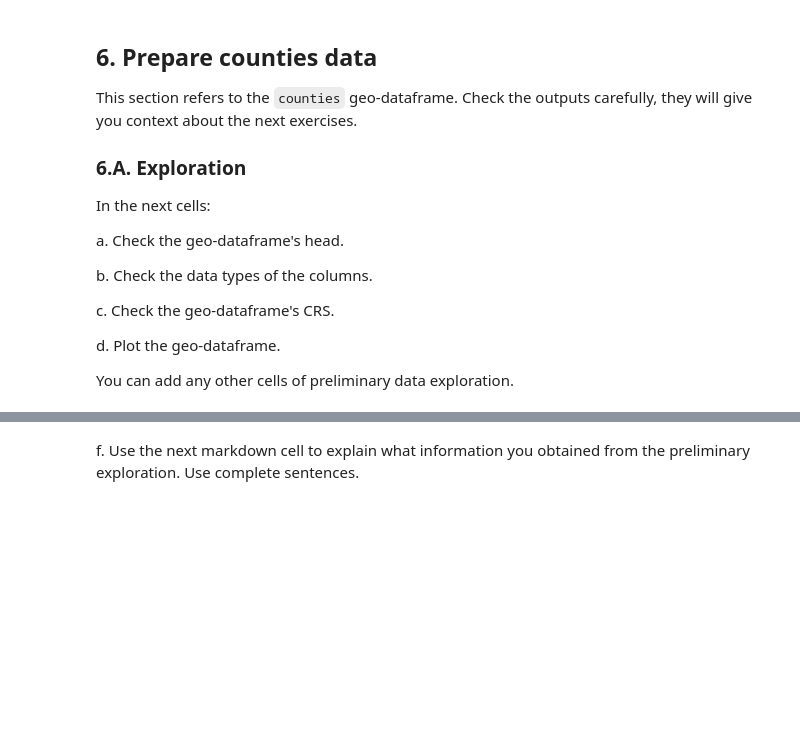
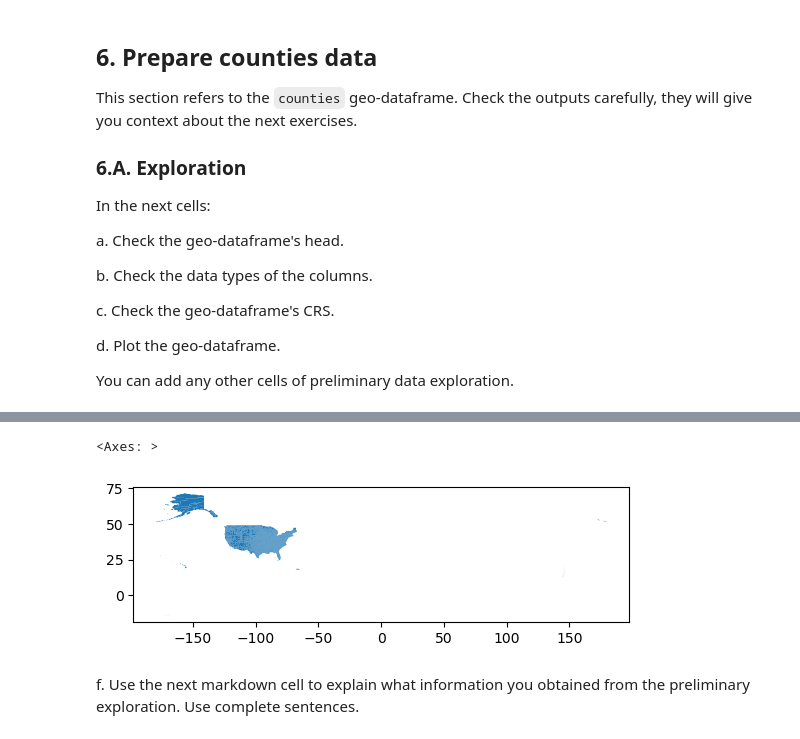
Before and after one commit to jordancsibley/eds220-hwk3, a Jupyter notebook: hwk3-task2-oil-spills.ipynb, the cells around one changed output, grey strips where cells are left out. Cells and saved outputs as stored; diff of their text form; code cells hidden in the pictures; blank space fills up the shorter version.

```diff
--- a/hwk3-task2-oil-spills.ipynb
+++ b/hwk3-task2-oil-spills.ipynb
@@ -331,3 +375,10 @@ You can add any other cells of preliminary data exploration.
+# %%
+# d.
+# Basic plot of counties
+counties.plot()
+# %% [output]
+<Axes: >
+[figure, added]
 # %% [markdown]
 <!-- BEGIN QUESTION -->
 
```
Also changed, not shown: parts of 12 cells of this notebook.
